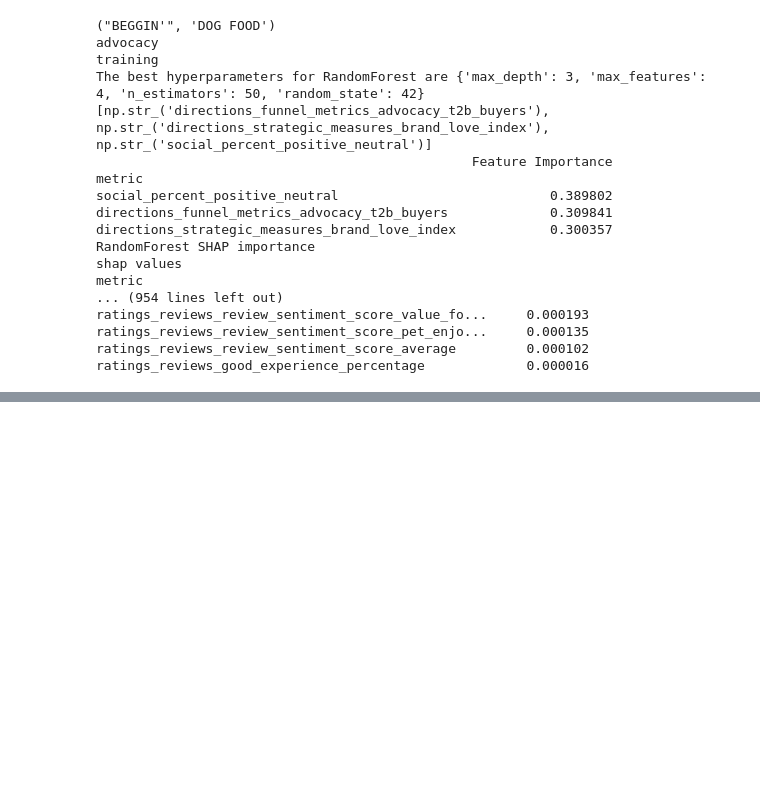
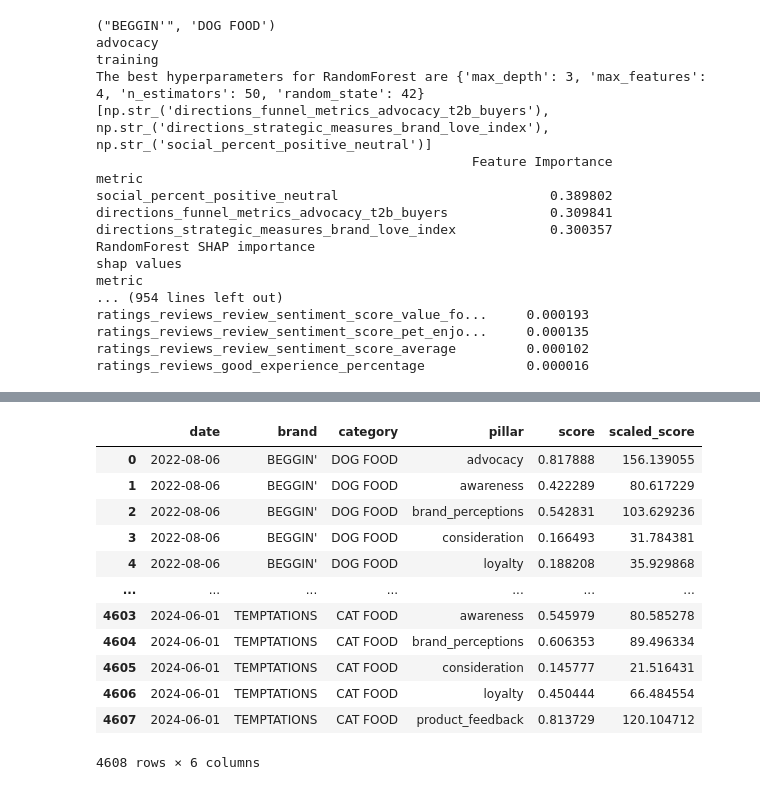
Before and after one commit to vks-varma/brandhub-capability, a Jupyter notebook: src/BHC_Capability/rough_book.ipynb, the cells around one changed output, grey strips where cells are left out. Drawn from its saved outputs; the diff is of its cells as text; code cells hidden in the pictures; blank space fills up the shorter version.

```diff
--- a/src/BHC_Capability/rough_book.ipynb
+++ b/src/BHC_Capability/rough_book.ipynb
@@ -1051,0 +1163,28 @@ def process_single_group(
+# %%
+def scaled_score_creation(pillar_data, config):
+    df = pillar_data.copy()
+    df['group_mean'] = df.groupby([config['scale_level'], config['date_column']])['score'].transform('mean')
+
+    # Scale scores such that group mean = 100
+    df['scaled_score'] = (df['score'] / df['group_mean']) * 100
+
+    # Drop intermediate column (optional)
+    df = df.drop(columns=['group_mean'])
+
+    return df
+# %%
+scaled_score_creation(pillar_data, config)
+# %% [output]
+|  | date | brand | category | pillar | score | scaled_score |
+| 0 | 2022-08-06 | BEGGIN' | DOG FOOD | advocacy | 0.817888 | 156.139055 |
+| 1 | 2022-08-06 | BEGGIN' | DOG FOOD | awareness | 0.422289 | 80.617229 |
+| 2 | 2022-08-06 | BEGGIN' | DOG FOOD | brand_perceptions | 0.542831 | 103.629236 |
+| 3 | 2022-08-06 | BEGGIN' | DOG FOOD | consideration | 0.166493 | 31.784381 |
+| 4 | 2022-08-06 | BEGGIN' | DOG FOOD | loyalty | 0.188208 | 35.929868 |
+| ... | ... | ... | ... | ... | ... | ... |
+| 4603 | 2024-06-01 | TEMPTATIONS | CAT FOOD | awareness | 0.545979 | 80.585278 |
+| 4604 | 2024-06-01 | TEMPTATIONS | CAT FOOD | brand_perceptions | 0.606353 | 89.496334 |
+| 4605 | 2024-06-01 | TEMPTATIONS | CAT FOOD | consideration | 0.145777 | 21.516431 |
+| 4606 | 2024-06-01 | TEMPTATIONS | CAT FOOD | loyalty | 0.450444 | 66.484554 |
+| 4607 | 2024-06-01 | TEMPTATIONS | CAT FOOD | product_feedback | 0.813729 | 120.104712 |
+4608 rows × 6 columns
```
Also changed, not shown: parts of 15 cells of this notebook, 4 other files.
